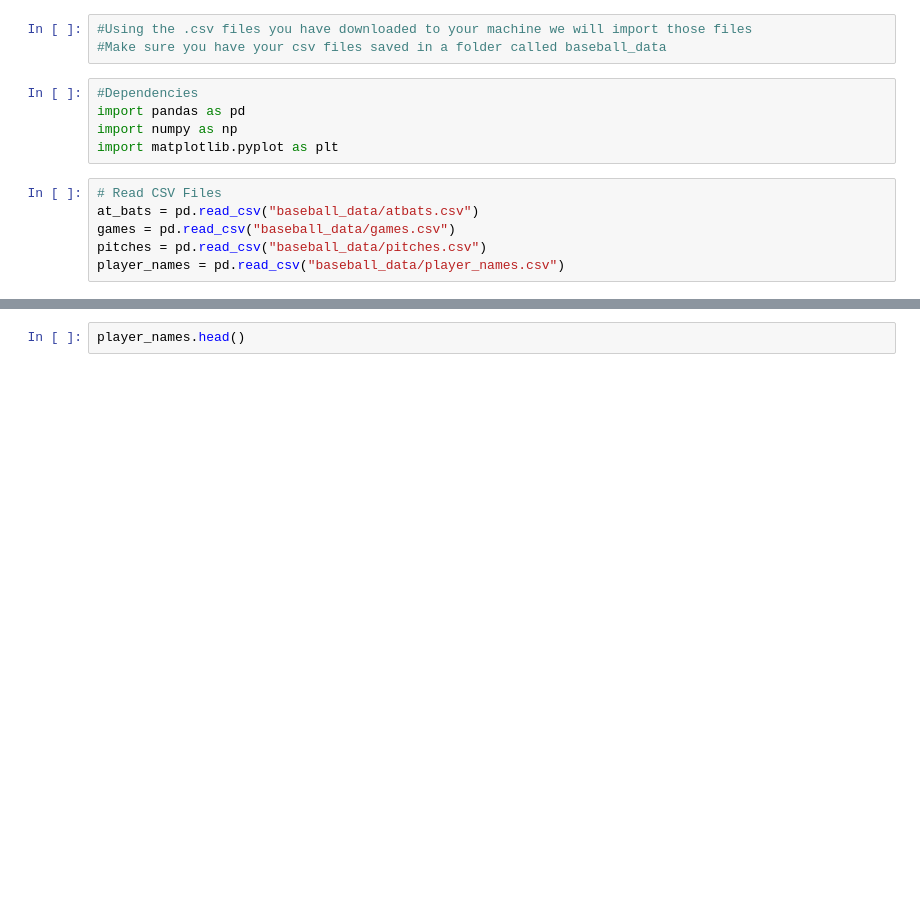
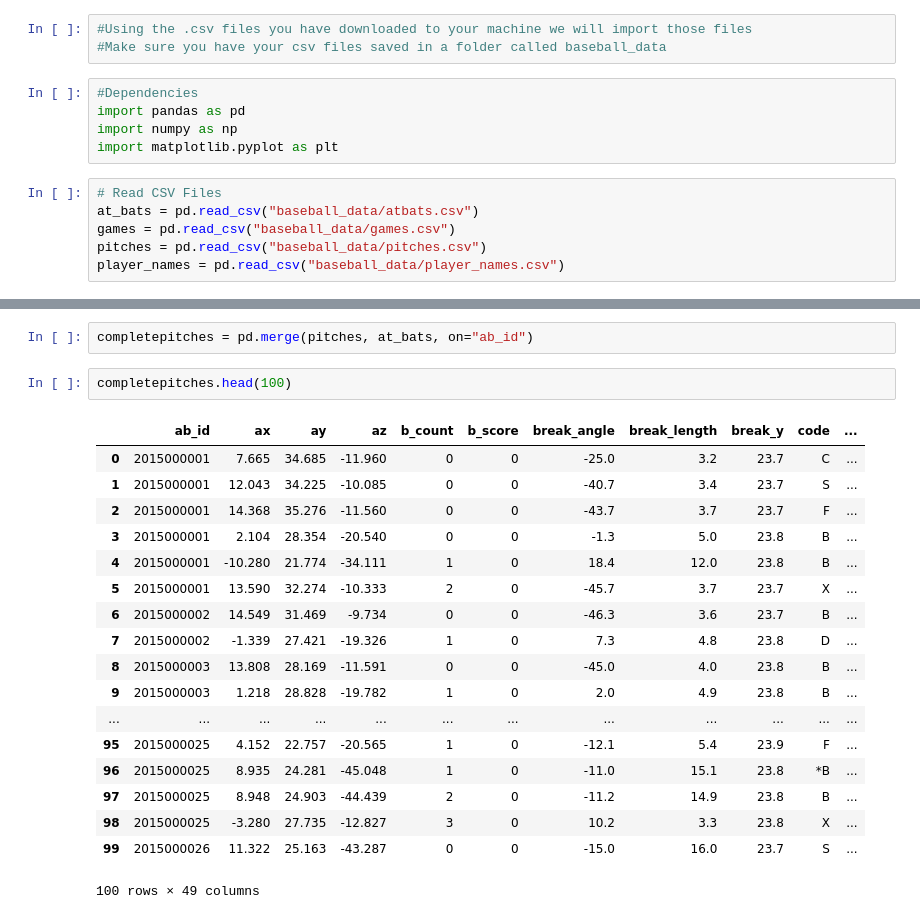
Before and after one commit to andrew-skinner/datasquad_project_1, a Jupyter notebook: starter_file.ipynb, the cells around one changed output, grey strips where cells are left out. Drawn from its saved outputs; the diff is of its cells as text; blank space fills up the shorter version.

```diff
--- a/starter_file.ipynb
+++ b/starter_file.ipynb
@@ -43,2 +25,23 @@ pitches.head()
-# %%
-player_names.head()
+# %%
+completepitches = pd.merge(pitches, at_bats, on="ab_id")
+# %%
+completepitches.head(100)
+# %% [output]
+|  | ab_id | ax | ay | az | b_count | b_score | break_angle | break_length | break_y | code | ... |
+| 0 | 2015000001 | 7.665 | 34.685 | -11.960 | 0 | 0 | -25.0 | 3.2 | 23.7 | C | ... |
+| 1 | 2015000001 | 12.043 | 34.225 | -10.085 | 0 | 0 | -40.7 | 3.4 | 23.7 | S | ... |
+| 2 | 2015000001 | 14.368 | 35.276 | -11.560 | 0 | 0 | -43.7 | 3.7 | 23.7 | F | ... |
+| 3 | 2015000001 | 2.104 | 28.354 | -20.540 | 0 | 0 | -1.3 | 5.0 | 23.8 | B | ... |
+| 4 | 2015000001 | -10.280 | 21.774 | -34.111 | 1 | 0 | 18.4 | 12.0 | 23.8 | B | ... |
+| 5 | 2015000001 | 13.590 | 32.274 | -10.333 | 2 | 0 | -45.7 | 3.7 | 23.7 | X | ... |
+| 6 | 2015000002 | 14.549 | 31.469 | -9.734 | 0 | 0 | -46.3 | 3.6 | 23.7 | B | ... |
+| 7 | 2015000002 | -1.339 | 27.421 | -19.326 | 1 | 0 | 7.3 | 4.8 | 23.8 | D | ... |
+| 8 | 2015000003 | 13.808 | 28.169 | -11.591 | 0 | 0 | -45.0 | 4.0 | 23.8 | B | ... |
+| 9 | 2015000003 | 1.218 | 28.828 | -19.782 | 1 | 0 | 2.0 | 4.9 | 23.8 | B | ... |
+| ... | ... | ... | ... | ... | ... | ... | ... | ... | ... | ... | ... |
+| 95 | 2015000025 | 4.152 | 22.757 | -20.565 | 1 | 0 | -12.1 | 5.4 | 23.9 | F | ... |
+| 96 | 2015000025 | 8.935 | 24.281 | -45.048 | 1 | 0 | -11.0 | 15.1 | 23.8 | *B | ... |
+| 97 | 2015000025 | 8.948 | 24.903 | -44.439 | 2 | 0 | -11.2 | 14.9 | 23.8 | B | ... |
+| 98 | 2015000025 | -3.280 | 27.735 | -12.827 | 3 | 0 | 10.2 | 3.3 | 23.8 | X | ... |
+| 99 | 2015000026 | 11.322 | 25.163 | -43.287 | 0 | 0 | -15.0 | 16.0 | 23.7 | S | ... |
+100 rows × 49 columns
```
Also changed, not shown: parts of 3 cells of this notebook.
